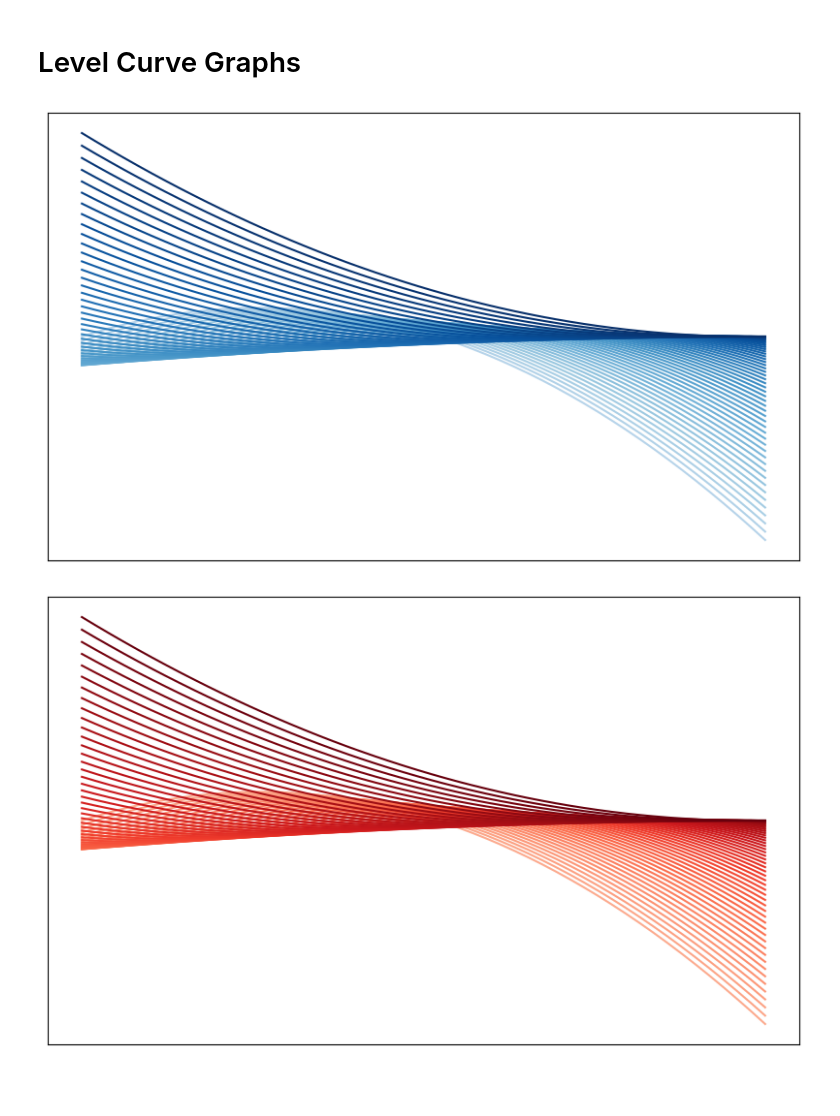
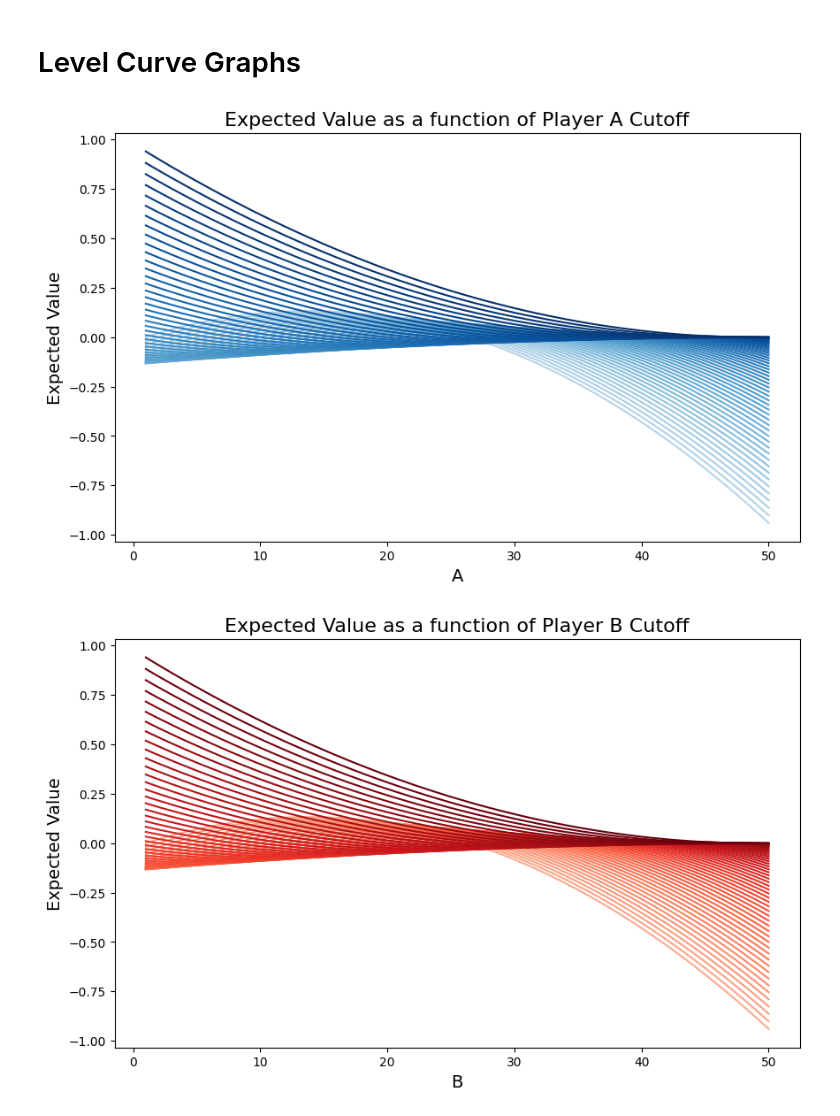
Before and after one commit to mihirt2/poker-like-games, a Jupyter notebook: discrete_poker_games.ipynb, the cells around one changed output. Saved outputs shown, nothing was run; the diff lists cells and outputs as text; code cells hidden in the pictures; blank space fills up the shorter version.

```diff
--- a/discrete_poker_games.ipynb
+++ b/discrete_poker_games.ipynb
@@ -623,39 +623,37 @@ def E2(alpha, beta, n):
 
   else: return 0
 
 def level_curves(n, P1=True, P2=False):
     values = np.arange(1, n + 1, 1)
     plt.figure(figsize=(10, 6))
 
     if P1:
         colors = cm.Blues(np.linspace(0.3, 1, n))
         for beta, color in zip(range(1, n + 1), colors):
             results = [E1(alpha, beta, n) for alpha in values]
             plt.plot(values, results, linestyle='-', color=color, label=f'Beta = {beta}')
         plt.xlabel('A', fontsize=14)
-        # plt.title('Expected Value as a function of Player A Cutoff', fontsize=16)
+        plt.title('Expected Value as a function of Player A Cutoff', fontsize=16)
 
     if P2:
         colors = cm.Reds(np.linspace(0.3, 1, n))
         for alpha, color in zip(range(1, n + 1), colors):
             results = [E2(alpha, beta, n) for beta in values]
             plt.plot(values, results, linestyle='-', color=color, label=f'Alpha = {alpha}')
         plt.xlabel('B', fontsize=14)
-        # plt.title('Expected Value as a function of Player B Cutoff', fontsize=16)
+        plt.title('Expected Value as a function of Player B Cutoff', fontsize=16)
 
-    # plt.ylabel('Expected Value', fontsize=14)
+    plt.ylabel('Expected Value', fontsize=14)
 
     plt.grid(False)
-    plt.xticks([])
-    plt.yticks([])
-    plt.xlabel('')
-    plt.ylabel('')
+    # plt.xticks([])
+    # plt.yticks([])
 
     plt.show()
 
 level_curves(n=N, P1=True, P2=False)
 level_curves(n=N, P1=False, P2=True)
 # level_curves(n=N, P1=True, P2=True)
 # %% [output]
-[figure, old version]
+[figure, new version]
-[figure, old version]
+[figure, new version]
```
